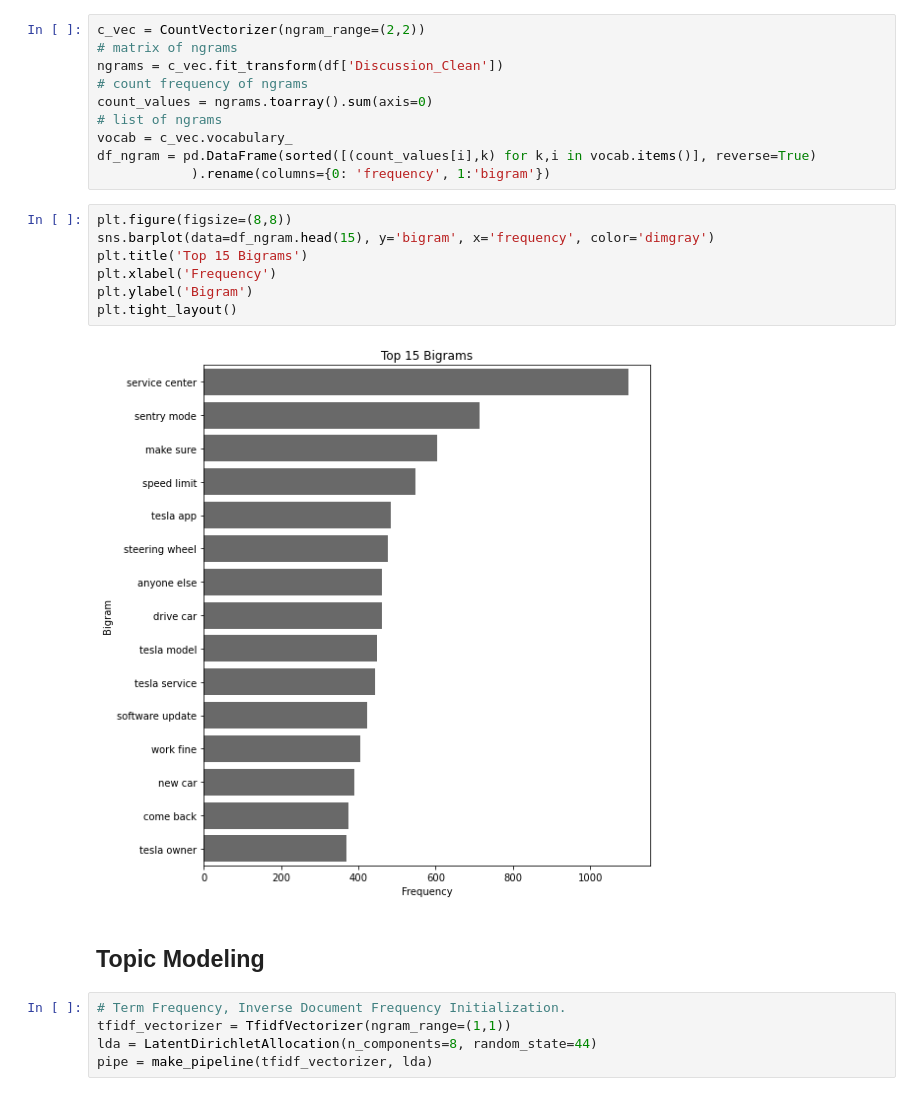
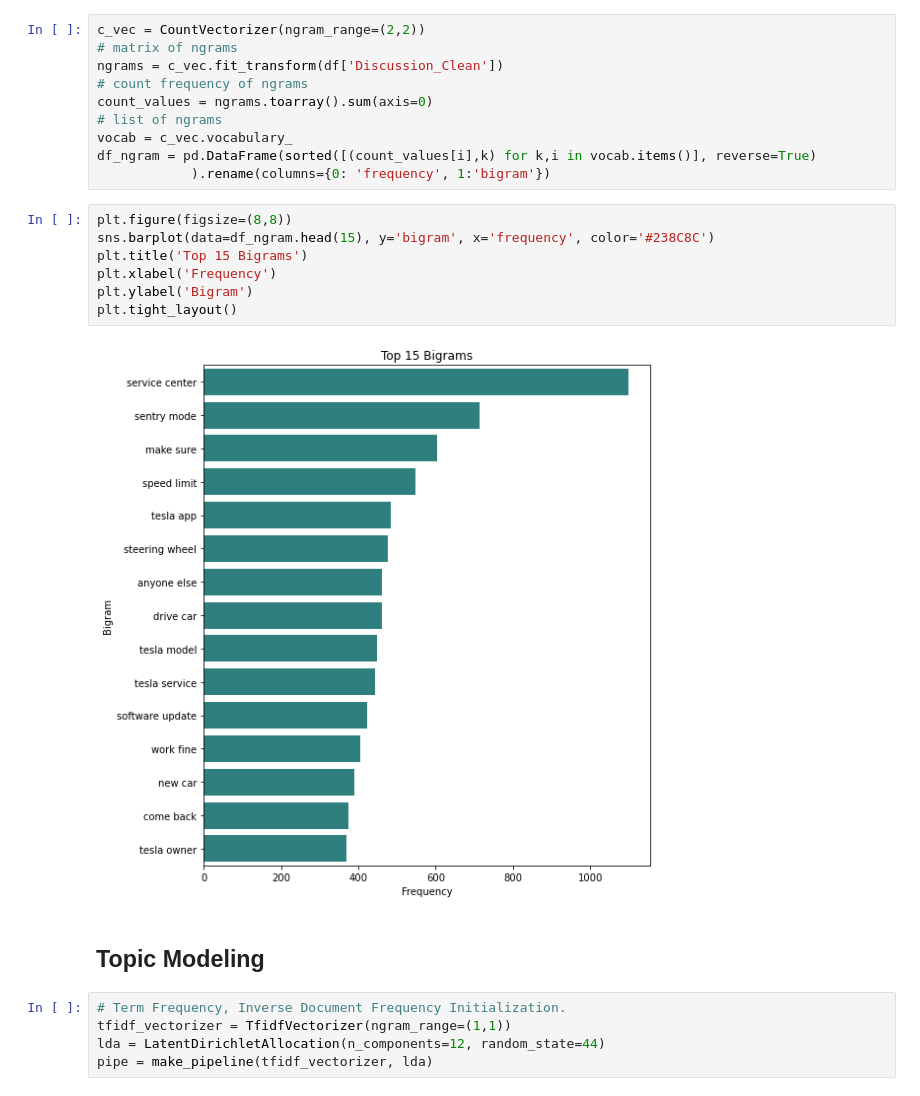
Before and after one commit to broepke/TopicModels, a Jupyter notebook: topic_models.ipynb, the cells around one changed output. Drawn from its saved outputs; the diff is of its cells as text.

```diff
--- a/topic_models.ipynb
+++ b/topic_models.ipynb
@@ -28,19 +32,19 @@ df_ngram = pd.DataFrame(sorted([(count_values[i],k) for k,i in vocab.items()], r
             ).rename(columns={0: 'frequency', 1:'bigram'})
 # %%
 plt.figure(figsize=(8,8))
-sns.barplot(data=df_ngram.head(15), y='bigram', x='frequency', color='dimgray')
+sns.barplot(data=df_ngram.head(15), y='bigram', x='frequency', color='#238C8C')
 plt.title('Top 15 Bigrams')
 plt.xlabel('Frequency')
 plt.ylabel('Bigram')
 plt.tight_layout()
 # %% [output]
-[figure, old version]
+[figure, new version]
 # %% [markdown]
 ## Topic Modeling
 # %%
 # Term Frequency, Inverse Document Frequency Initialization.
 tfidf_vectorizer = TfidfVectorizer(ngram_range=(1,1))
-lda = LatentDirichletAllocation(n_components=8, random_state=44)
+lda = LatentDirichletAllocation(n_components=12, random_state=44)
 pipe = make_pipeline(tfidf_vectorizer, lda)
 # %%
 def plot_top_words(model, feature_names, n_top_words, title, plot_name='img.jpg'):
```
Also changed, not shown: parts of 3 cells of this notebook, 5 other files.
